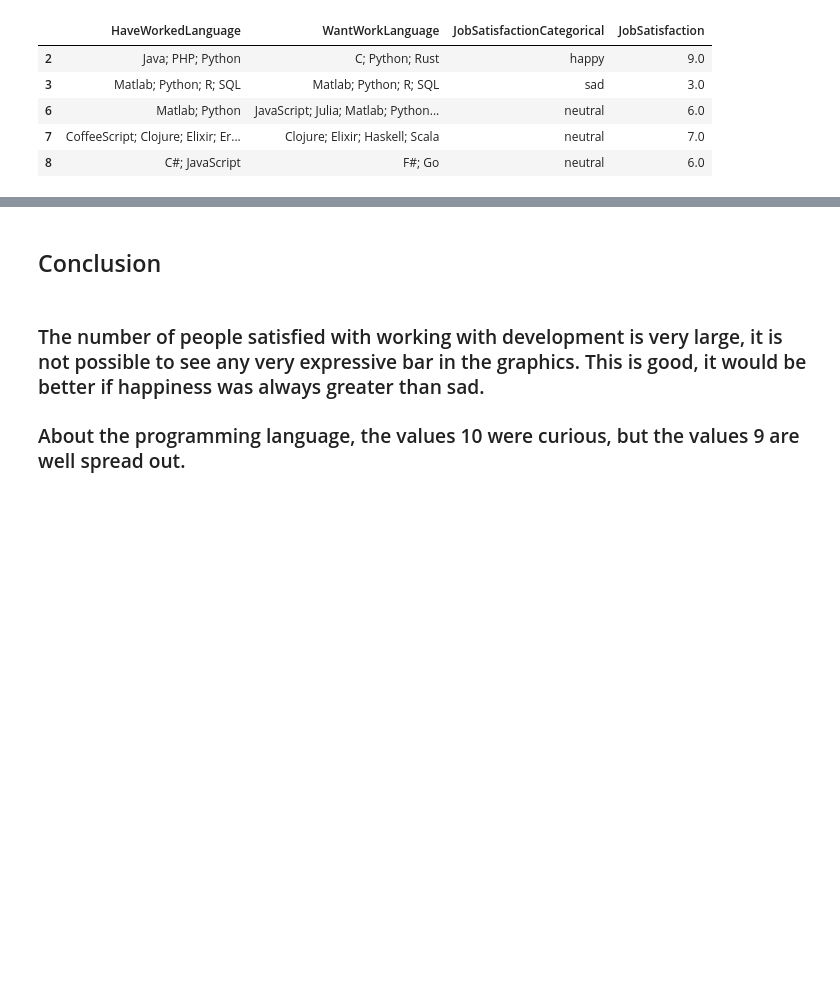
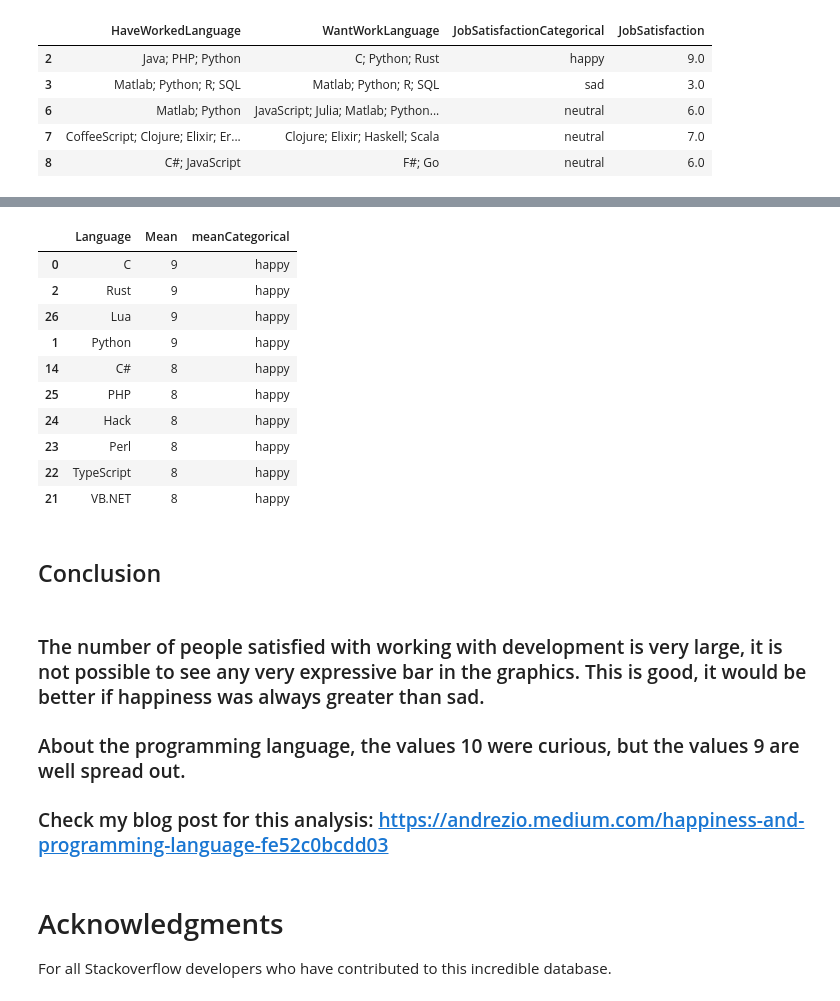
Before and after one commit to abndre/portifolio_udacity_data, a Jupyter notebook: data_science/Stack_Overflow_Developer_Survey/Stack Overflow Data - 2017 Survey - Analysis.ipynb, the cells around one changed output, grey strips where cells are left out. Cells and saved outputs as stored; diff of their text form; code cells hidden in the pictures; blank space fills up the shorter version.

```diff
--- a/data_science/Stack_Overflow_Developer_Survey/Stack Overflow Data - 2017 Survey - Analysis.ipynb
+++ b/data_science/Stack_Overflow_Developer_Survey/Stack Overflow Data - 2017 Survey - Analysis.ipynb
@@ -175,3 +274,18 @@ df_3.sort_values('Mean', ascending = False).head(10)
+# %%
+df_3 = worked_language_happiness(df2, 10, 'WantWorkLanguage', 'JobSatisfaction')
+df_3.sort_values('Mean', ascending = False).head(10)
+# %% [output]
+|  | Language | Mean | meanCategorical |
+| 0 | C | 9 | happy |
+| 2 | Rust | 9 | happy |
+| 26 | Lua | 9 | happy |
+| 1 | Python | 9 | happy |
+| 14 | C# | 8 | happy |
+| 25 | PHP | 8 | happy |
+| 24 | Hack | 8 | happy |
+| 23 | Perl | 8 | happy |
+| 22 | TypeScript | 8 | happy |
+| 21 | VB.NET | 8 | happy |
 # %% [markdown]
 ## Conclusion
 # %% [markdown]
@@ -179,0 +294,6 @@ df_3.sort_values('Mean', ascending = False).head(10)
+
+### Check my blog post for this analysis: https://andrezio.medium.com/happiness-and-programming-language-fe52c0bcdd03
+# %% [markdown]
+# Acknowledgments
+
+For all Stackoverflow developers who have contributed to this incredible database.
```
Also changed, not shown: parts of 28 cells of this notebook, 2 other files.
